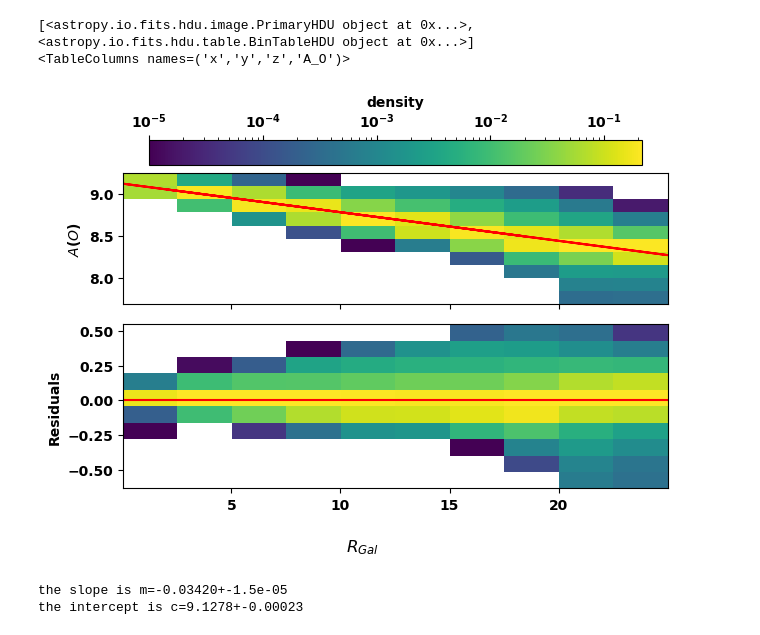
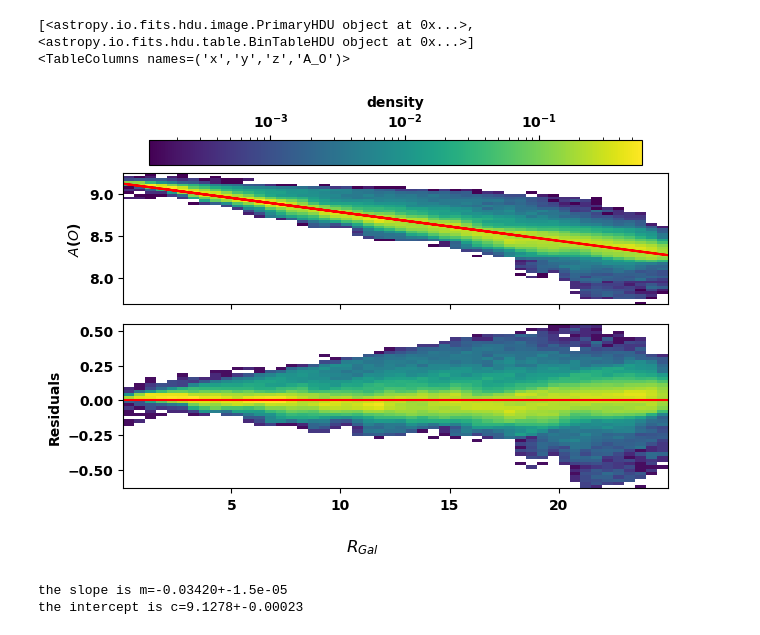
Before and after one commit to orm11/astr4004_assignment_02, a Jupyter notebook: Radial_metalicity_relatons_in_simlations.ipynb, the cells around one changed output. Cells and saved outputs as stored; diff of their text form; code cells hidden in the pictures.

```diff
--- a/Radial_metalicity_relatons_in_simlations.ipynb
+++ b/Radial_metalicity_relatons_in_simlations.ipynb
@@ -31,24 +31,24 @@ data.add_column(data['A_O']-data['model'], name = 'residual')
 # %%
 #create a 2 panel plot
 fig, axs = plt.subplots(2,sharex=True)
 #use a 2d histogram to plot the gas phase metalicity against the galactic radius with a colorbar
-h, x_edge, y_edge, im = axs[0].hist2d(data['R_Gal'],data['A_O'],density = True,norm = LogNorm())
+h, x_edge, y_edge, im = axs[0].hist2d(data['R_Gal'],data['A_O'],density = True,norm = LogNorm(),bins=50)
 cbar = plt.colorbar(im,ax=axs[0],location = 'top',label='density')
 #add the model plot
 axs[0].plot(data['R_Gal'],data['model'],c='r')
 #plot the residuals, and the model in residual space
-axs[1].hist2d(data['R_Gal'],data['residual'],density = True, norm = LogNorm(np.min(h[h>0]),np.max(h)))
+axs[1].hist2d(data['R_Gal'],data['residual'],density = True, norm = LogNorm(np.min(h[h>0]),np.max(h)),bins=50)
 axs[1].axhline(y=0,c='r')
 axs[1].set_facecolor('white')
 #label the axes
 axs[0].set_ylabel('$A(O)$')
 axs[1].set_ylabel('Residuals')
 fig.supxlabel('$R_{Gal}$')
 #save the figure
 fig.tight_layout()
 fig.savefig(r'figures\A_vs_Grad.png')
 # %% [output]
-[figure, old version]
+[figure, new version]
 # %%
 #get the slope and intercept of the model
 print(f'the slope is m={params[0]:.5f}+-{np.sqrt(pcov[0,0]):.02}')
```
Also changed, not shown: parts of 5 cells of this notebook, 2 other files.
